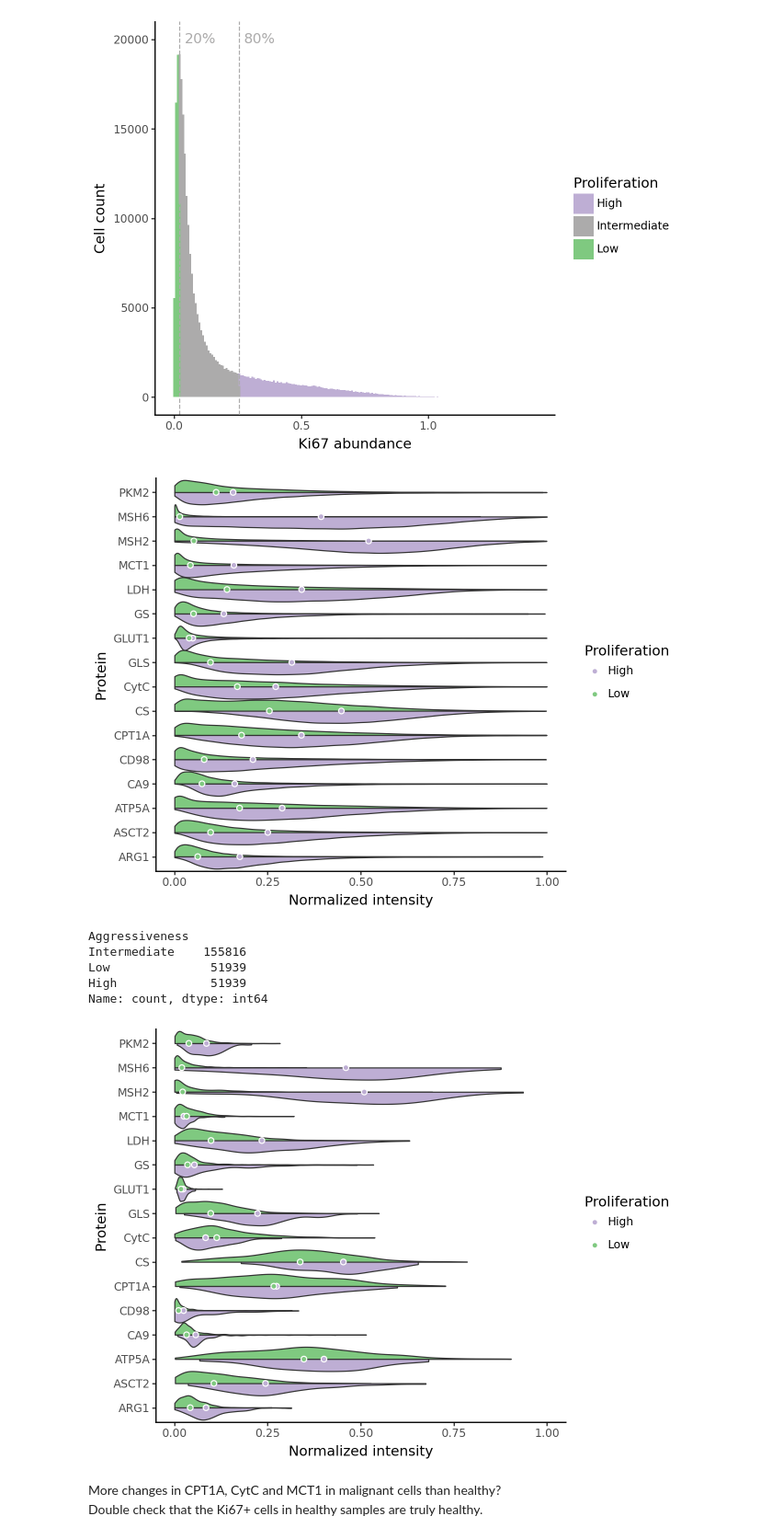
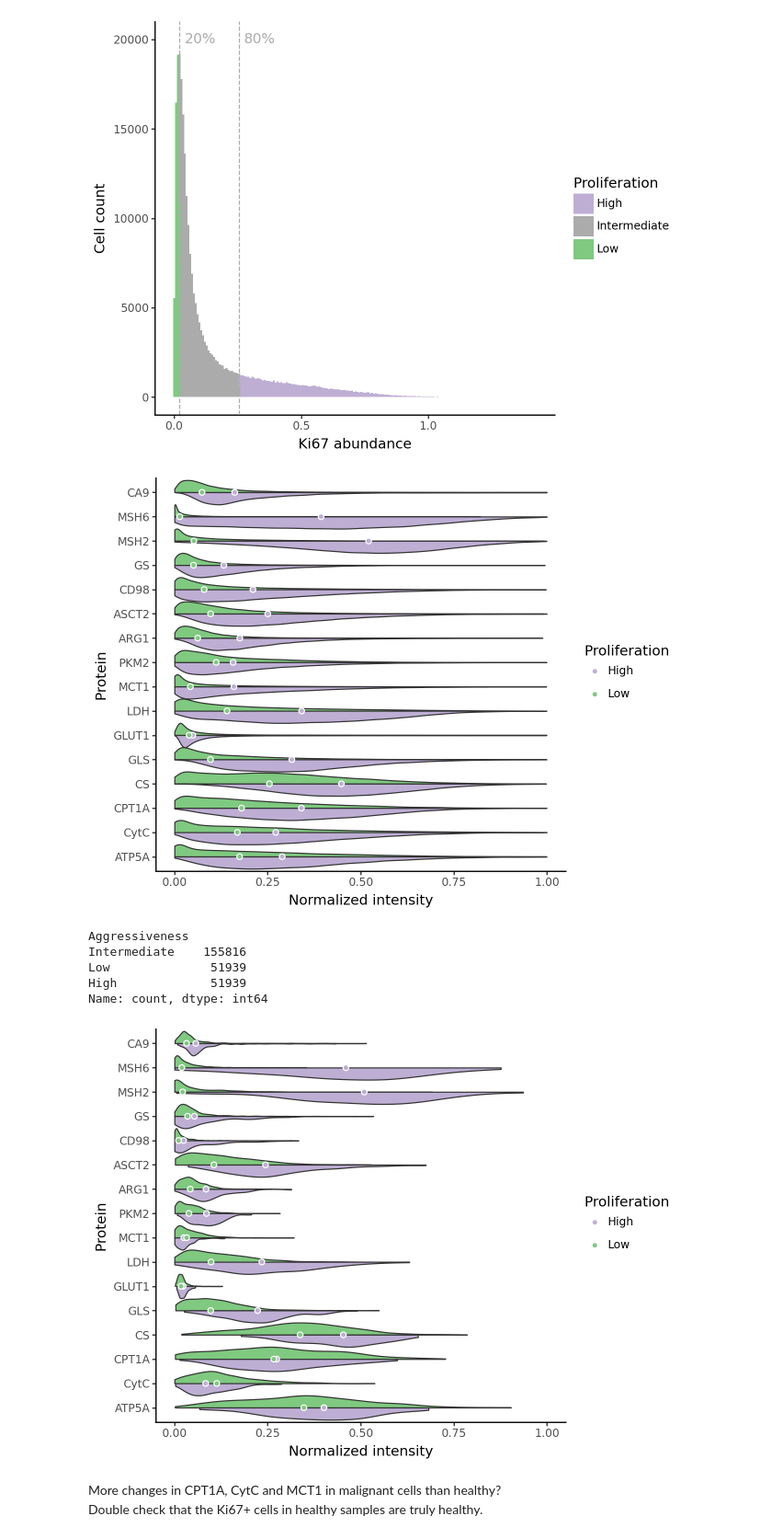
Before and after one commit to HartmannLab/MIBI-Analysis_Hamburg_CRC_TMA_2024, a Jupyter notebook: notebooks/metabolism/Aggressiveness.ipynb, the cells around one changed output. Shown at 92% size. Saved outputs shown, nothing was run; the diff lists cells and outputs as text; code cells hidden in the pictures.

Commit message:
Order markers by pathways in proliferation-stratified violin plots

```diff
--- a/notebooks/metabolism/Aggressiveness.ipynb
+++ b/notebooks/metabolism/Aggressiveness.ipynb
@@ -76,6 +76,12 @@ meta_col = ["Aggressiveness", "Stage", "fov"]
 
 # Convert to long format
 df_long = pd.melt(df.loc[:,all_metab_col+meta_col], id_vars=meta_col, value_vars=all_metab_col)
+# Reorder by pathway
+path_order = ["ATP5A","CytC", "CPT1A", "CS", "GLS", "GLUT1", "LDH" ,"MCT1", "PKM2",
+              "ARG1", "ASCT2", "CD98",  "GS", "MSH2", "MSH6", "CA9"]
+df_long["variable"] = pd.Categorical(df_long["variable"],
+    categories=path_order,
+    ordered=True)
 
 gp = ggplot(df_long, aes(x="variable", y="value")) +\
     geom_violin(data = df_long.loc[df_long.Aggressiveness == "Low",:],
@@ -103,7 +109,7 @@ gp = ggplot(df_long, aes(x="variable", y="value")) +\
 ggsave(gp, "../../figures/fig3/intensity_ki67_cancer.pdf", width = 6, height = 4.5)
 gp
 # %% [output]
-[figure, old version]
+[figure, new version]
 # %%
 df.Aggressiveness.value_counts()
 # %% [output]
@@ -125,34 +131,38 @@ df["PanCK"] = adata[(adata.obs["annotation_consensus"] == "Cancer_cell") &
 
 # Convert to long format
 df_long = pd.melt(df.loc[:,all_metab_col+meta_col], id_vars=meta_col, value_vars=all_metab_col)
+# Reorder by pathway
+df_long["variable"] = pd.Categorical(df_long["variable"],
+    categories=path_order,
+    ordered=True)
 
 gp = ggplot(df_long, aes(x="variable", y="value")) +\
     geom_violin(data = df_long.loc[df_long.Aggressiveness == "Low",:],
                 fill = "#7fc980",
                 style="right",
                 scale="width",
                 width = 1) +\
     geom_violin(data = df_long.loc[df_long.Aggressiveness == "High",:],
                 fill = "#beaed4",
                 style="left",
                 scale="width",
                 width = 1) +\
     stat_summary(data = df_long.loc[df_long.Aggressiveness != "Intermediate",:],
                  mapping = aes(fill = "Aggressiveness"),
                  fun_y=np.median, geom='point', color='white',
                  size=2) +\
     scale_fill_manual(values = ["#beaed4", "#7fc980"]) +\
     theme_classic() +\
     coord_flip() +\
     ylab("Normalized intensity") +\
     xlab("Protein") +\
     ylim(0,1) +\
     guides(fill=guide_legend(title="Proliferation"))
 
 ggsave(gp, "../../figures/fig3/intensity_ki67_healthy.pdf", width = 6, height = 4.5)
 gp
 # %% [output]
-[figure, old version]
+[figure, new version]
 # %% [markdown]
 More changes in CPT1A, CytC and MCT1 in malignant cells than healthy?
 Double check that the Ki67+ cells in healthy samples are truly healthy.
```
